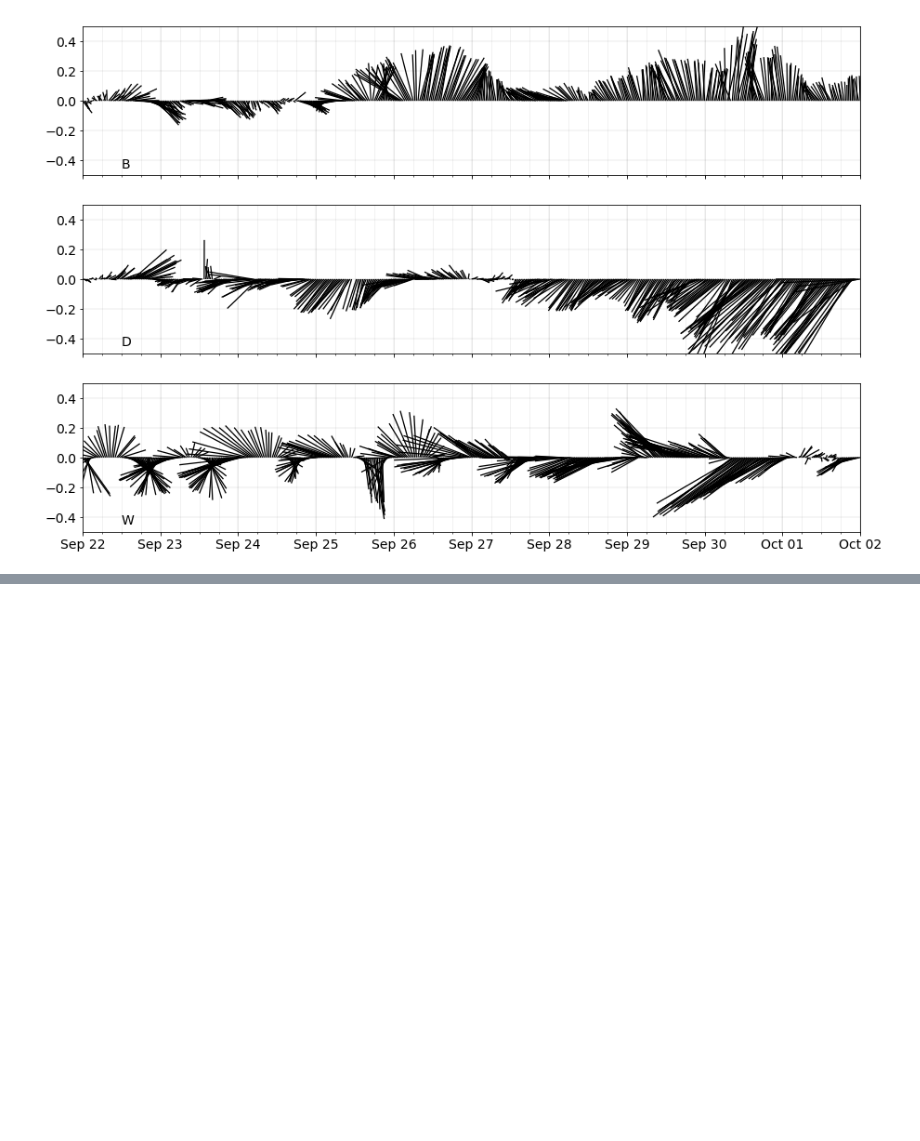
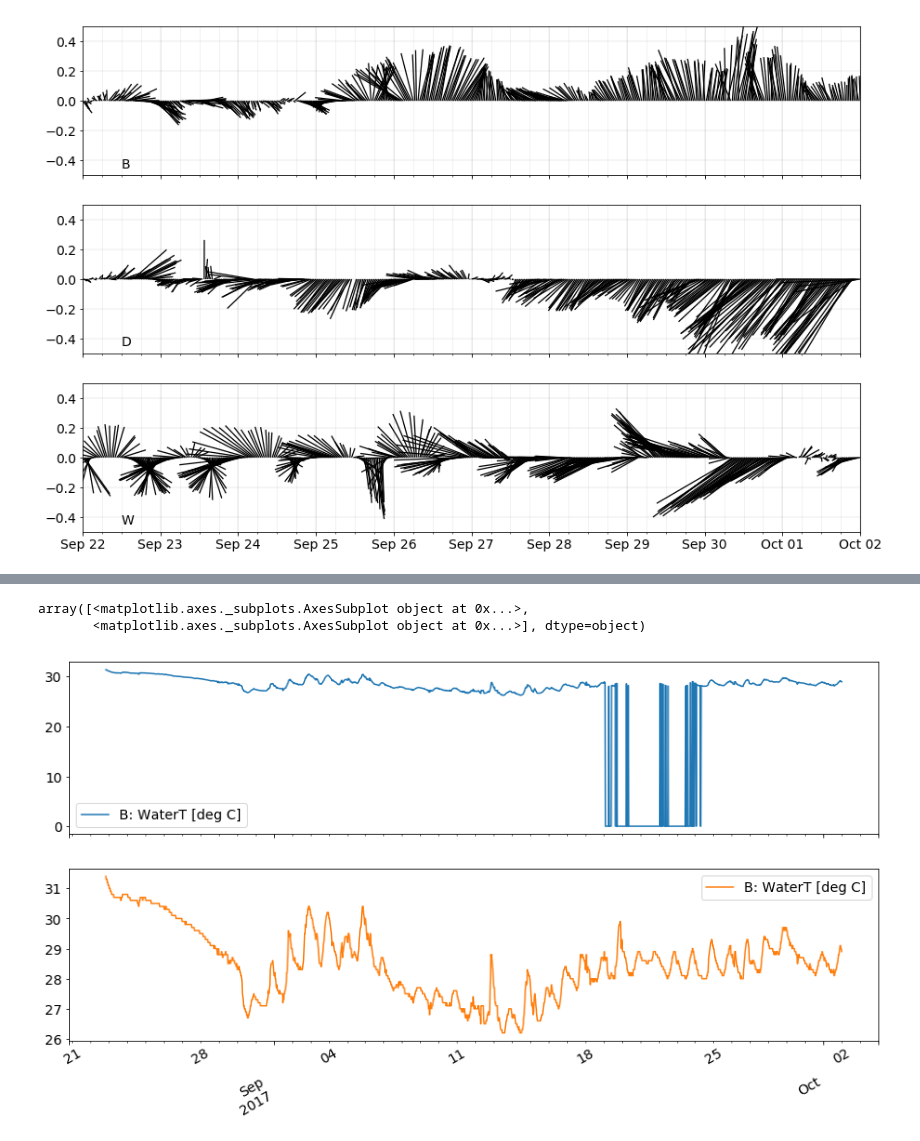
Before and after one commit to kthyng/harvey_plankton, a Jupyter notebook: figures.ipynb, the cells around one changed output, grey strips where cells are left out. Drawn from its saved outputs; the diff is of its cells as text; code cells hidden in the pictures; blank space fills up the shorter version.

```diff
--- a/figures.ipynb
+++ b/figures.ipynb
@@ -650,3 +690,5 @@ ax.xaxis.set_major_locator(major)
 ax.xaxis.set_major_formatter(mpl.dates.DateFormatter('%b %d'))
 # %% [output]
 [figure]
+# %%
+temp = tabs.read('B', '2017-8-15', '2017-10-2')
@@ -652,0 +706,6 @@ ax.xaxis.set_major_formatter(mpl.dates.DateFormatter('%b %d'))
+# %%
+temp['B: WaterT [deg C]'].plot(subplots=True, figsize=(15,8))
+# %% [output]
+array([<matplotlib.axes._subplots.AxesSubplot object at 0x...>,
+       <matplotlib.axes._subplots.AxesSubplot object at 0x...>], dtype=object)
+[figure, added]
```
Also changed, not shown: parts of 7 cells of this notebook, 1 other file.
